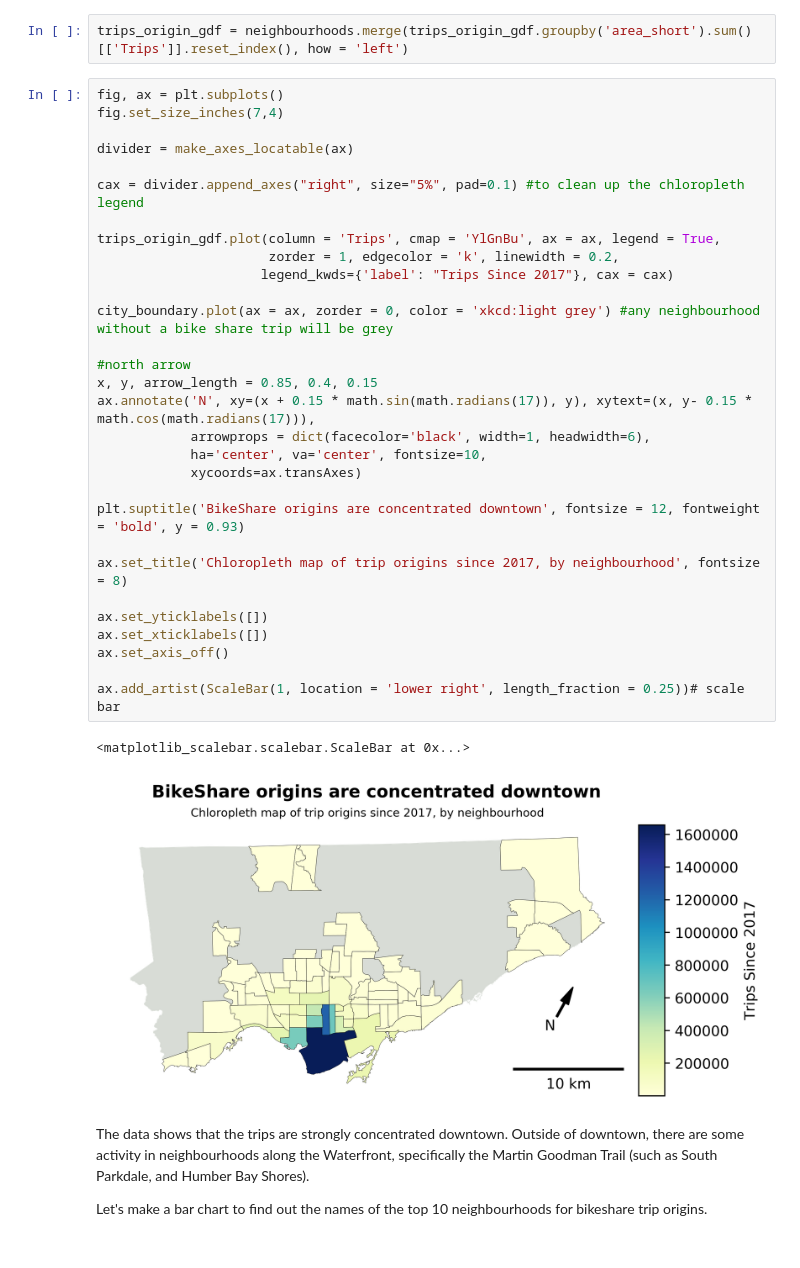
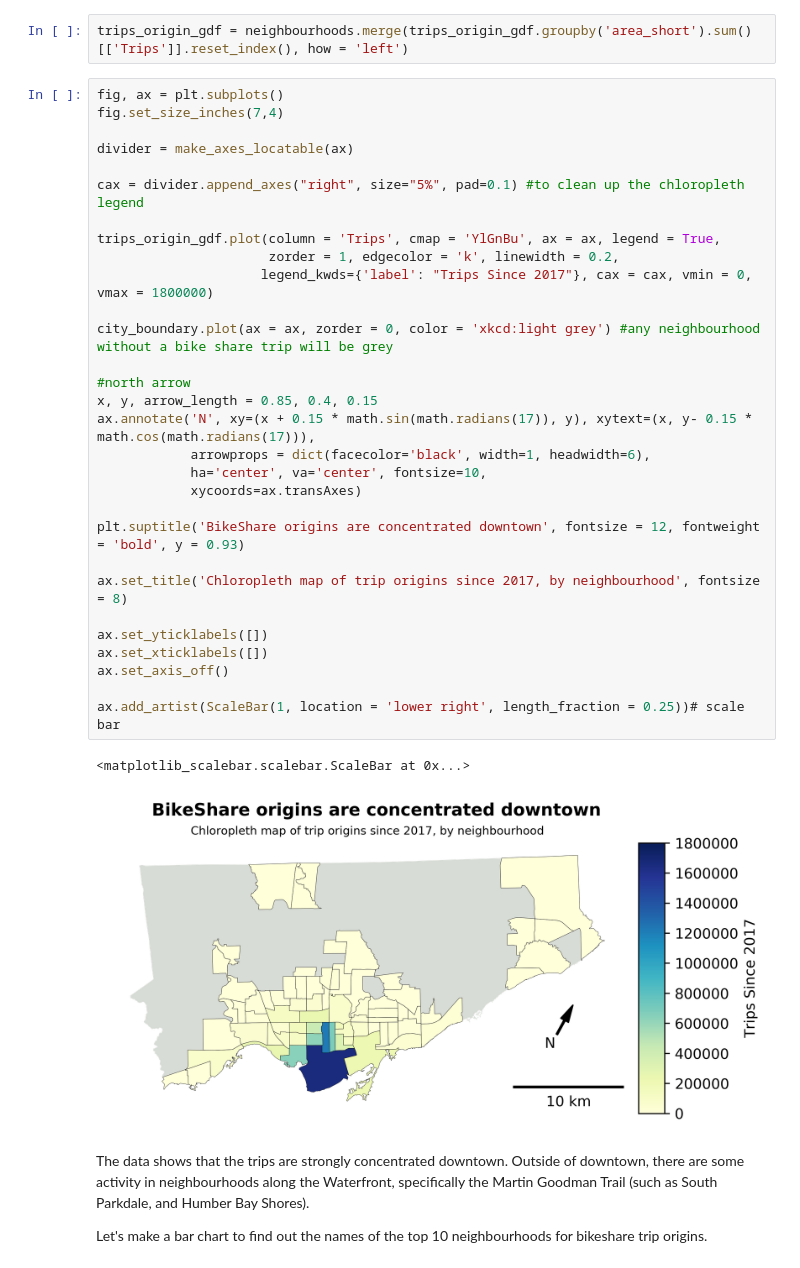
Before and after one commit to rickl4/bikeshare_project, a Jupyter notebook: stage2/neighbourhoods_analysis.ipynb, the cells around one changed output. Saved outputs shown, nothing was run; the diff lists cells and outputs as text.

```diff
--- a/stage2/neighbourhoods_analysis.ipynb
+++ b/stage2/neighbourhoods_analysis.ipynb
@@ -168,35 +168,35 @@ trips_origin_gdf = neighbourhoods.merge(trips_origin_gdf.groupby('area_short').s
 fig, ax = plt.subplots()
 fig.set_size_inches(7,4)
 
 divider = make_axes_locatable(ax)
 
 cax = divider.append_axes("right", size="5%", pad=0.1) #to clean up the chloropleth legend
 
 trips_origin_gdf.plot(column = 'Trips', cmap = 'YlGnBu', ax = ax, legend = True,
                       zorder = 1, edgecolor = 'k', linewidth = 0.2,
-                     legend_kwds={'label': "Trips Since 2017"}, cax = cax)
+                     legend_kwds={'label': "Trips Since 2017"}, cax = cax, vmin = 0, vmax = 1800000)
 
 city_boundary.plot(ax = ax, zorder = 0, color = 'xkcd:light grey') #any neighbourhood without a bike share trip will be grey
 
 #north arrow
 x, y, arrow_length = 0.85, 0.4, 0.15
 ax.annotate('N', xy=(x + 0.15 * math.sin(math.radians(17)), y), xytext=(x, y- 0.15 * math.cos(math.radians(17))),
             arrowprops = dict(facecolor='black', width=1, headwidth=6),
             ha='center', va='center', fontsize=10,
             xycoords=ax.transAxes)
 
 plt.suptitle('BikeShare origins are concentrated downtown', fontsize = 12, fontweight = 'bold', y = 0.93)
 
 ax.set_title('Chloropleth map of trip origins since 2017, by neighbourhood', fontsize = 8)
 
 ax.set_yticklabels([])
 ax.set_xticklabels([])
 ax.set_axis_off()
 
 ax.add_artist(ScaleBar(1, location = 'lower right', length_fraction = 0.25))# scale bar
 # %% [output]
 <matplotlib_scalebar.scalebar.ScaleBar at 0x...>
-[figure, old version]
+[figure, new version]
 # %% [markdown]
 The data shows that the trips are strongly concentrated downtown. Outside of downtown, there are some activity in neighbourhoods along the Waterfront, specifically the Martin Goodman Trail (such as South Parkdale, and Humber Bay Shores).
 
```
Also changed, not shown: parts of 20 cells of this notebook.
